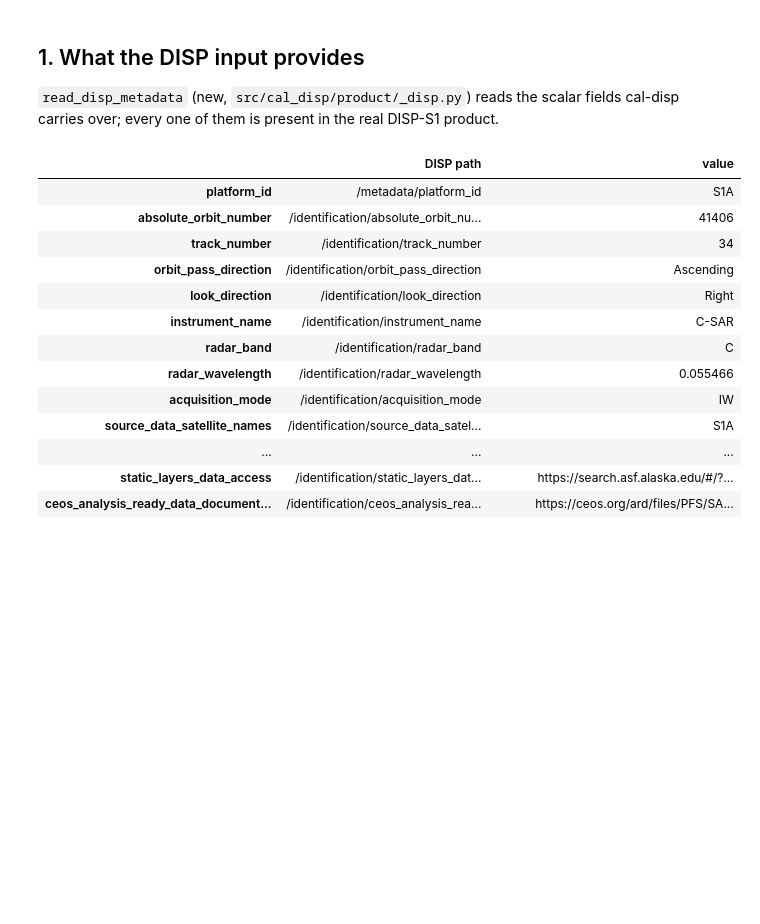
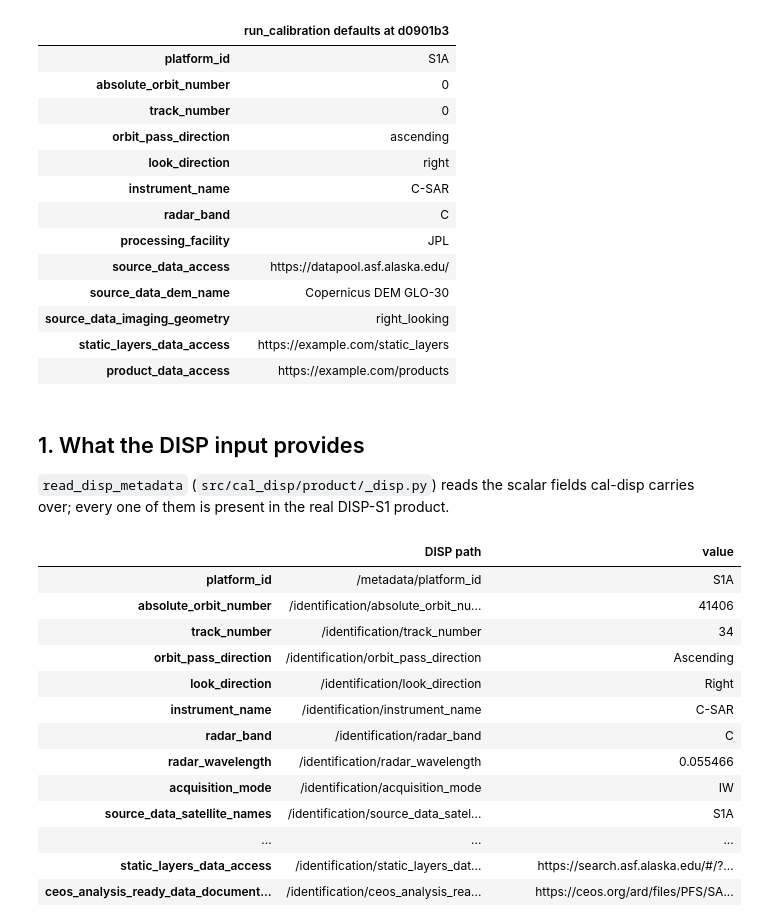
Before and after one commit to mgovorcin/cal-disp, a Jupyter notebook: docs/notebooks/05_identification_metadata.ipynb, the cells around one changed output. Saved outputs shown, nothing was run; the diff lists cells and outputs as text; code cells hidden in the pictures; blank space fills up the shorter version.

```diff
--- a/docs/notebooks/05_identification_metadata.ipynb
+++ b/docs/notebooks/05_identification_metadata.ipynb
@@ -104,7 +129,48 @@ fixed product: fixed_run/output/OPERA_L4_DISP-CAL-S1_IW_F08882_VV_20220111T00265
+# %%
+import subprocess
+import types
+
+OLD_COMMIT = "d0901b3"  # gamma-release before the product fixes (d0548bf..79ab02a)
+
+
+def old_module(rel_path: str) -> types.ModuleType:
+    """Import one module of the pre-fix code straight from git history."""
+    src = subprocess.check_output(["git", "-C", str(REPO), "show", f"{OLD_COMMIT}:{rel_path}"], text=True)
+    mod = types.ModuleType("old_" + Path(rel_path).stem.strip("_"))
+    mod.__file__ = f"{OLD_COMMIT}:{rel_path}"
+    exec(compile(src, mod.__file__, "exec"), mod.__dict__)
+    return mod
+
+
+old_workflow = old_module("src/cal_disp/workflow.py")
+OLD_DEFAULTS = {
+    name: p.default
+    for name, p in inspect.signature(old_workflow.run_calibration).parameters.items()
+    if p.default is not inspect.Parameter.empty
+}
+STUB_ARGS = ["platform_id", "absolute_orbit_number", "track_number", "orbit_pass_direction", "look_direction",
+             "instrument_name", "radar_band", "processing_facility", "source_data_access", "source_data_dem_name",
+             "source_data_imaging_geometry", "static_layers_data_access", "product_data_access"]
+pd.Series({k: OLD_DEFAULTS[k] for k in STUB_ARGS}, name=f"run_calibration defaults at {OLD_COMMIT}").to_frame()
+# %% [output]
+|  | run_calibration defaults at d0901b3 |
+| platform_id | S1A |
+| absolute_orbit_number | 0 |
+| track_number | 0 |
+| orbit_pass_direction | ascending |
+| look_direction | right |
+| instrument_name | C-SAR |
+| radar_band | C |
+| processing_facility | JPL |
+| source_data_access | https://datapool.asf.alaska.edu/ |
+| source_data_dem_name | Copernicus DEM GLO-30 |
+| source_data_imaging_geometry | right_looking |
+| static_layers_data_access | https://example.com/static_layers |
+| product_data_access | https://example.com/products |
 # %% [markdown]
 ## 1. What the DISP input provides
 
-`read_disp_metadata` (new, `src/cal_disp/product/_disp.py`) reads the scalar fields cal-disp
+`read_disp_metadata` (`src/cal_disp/product/_disp.py`) reads the scalar fields cal-disp
 carries over; every one of them is present in the real DISP-S1 product.
 # %%
 disp_meta = read_disp_metadata(DISP_NC)
```
Also changed, not shown: parts of 17 cells of this notebook.
